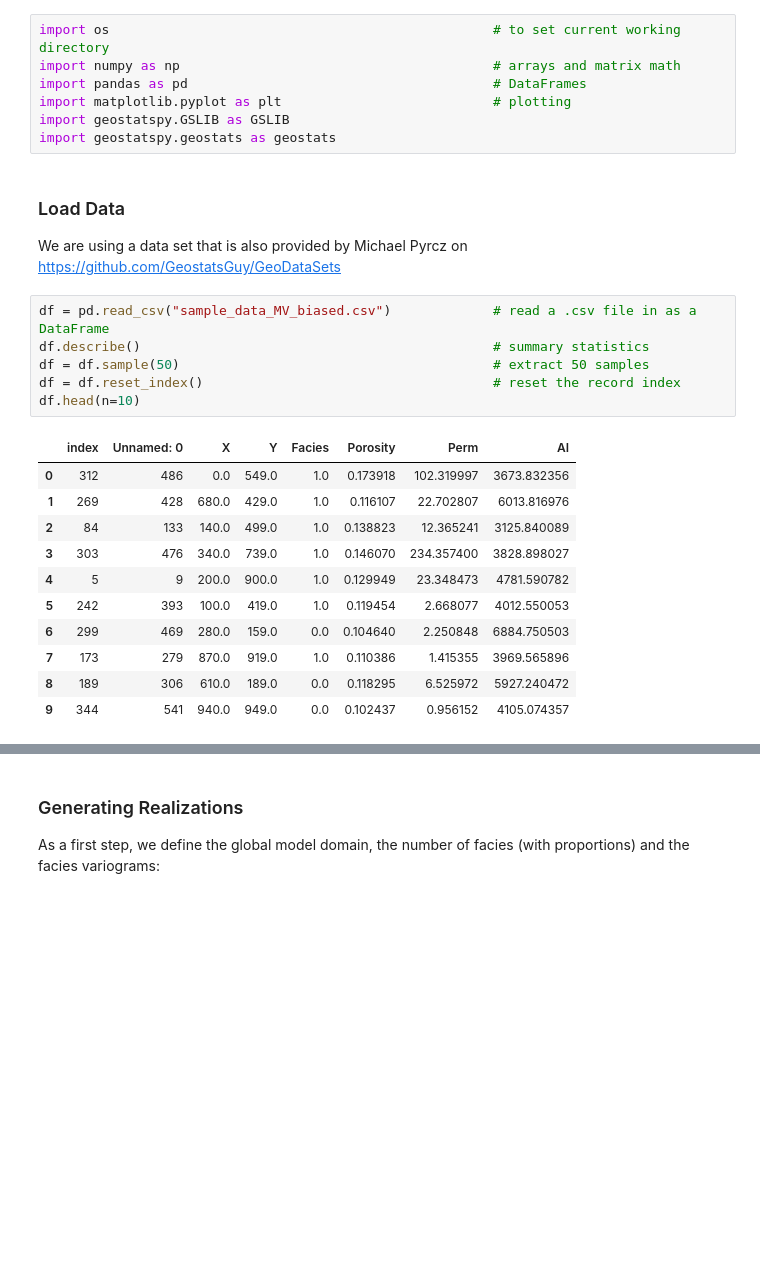
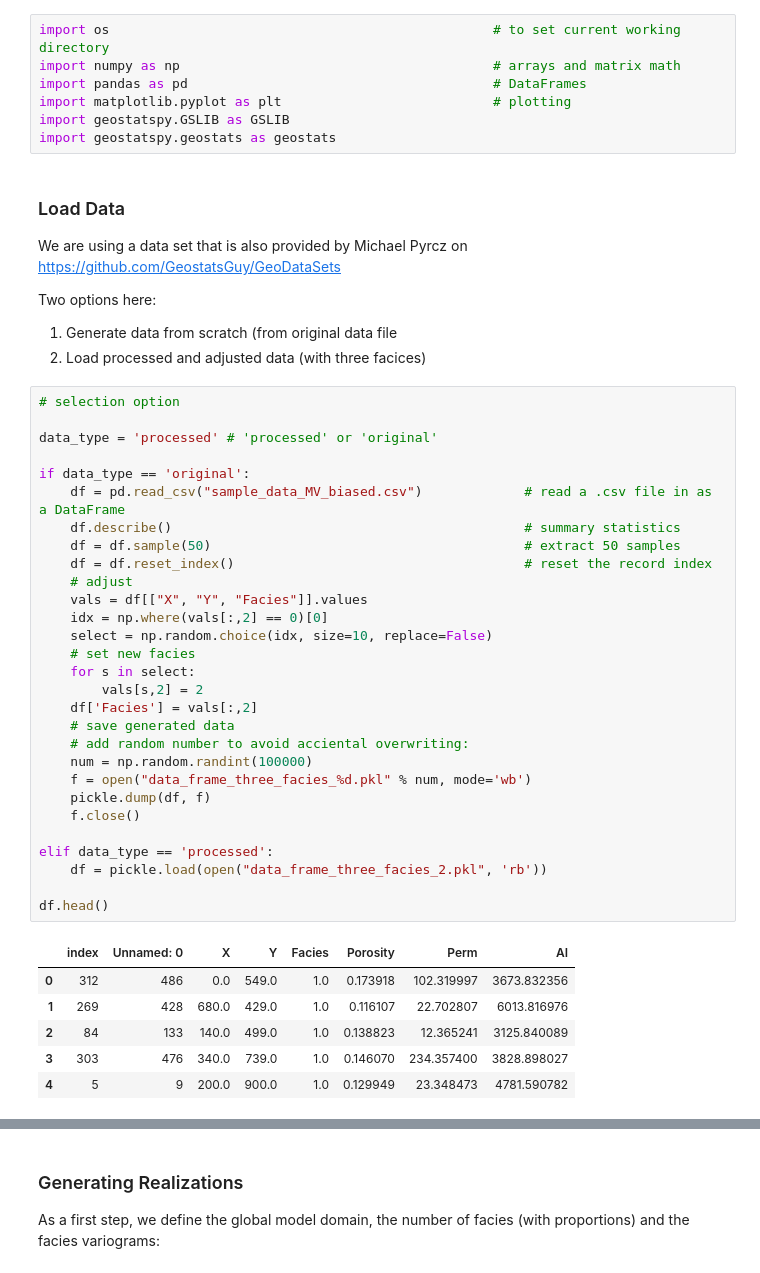
Before and after one commit to cgre-aachen/teaching, a Jupyter notebook: geoinfotheory/notebooks/ITgeo_generating_facies_fields.ipynb, the cells around one changed output, grey strips where cells are left out. Drawn from its saved outputs; the diff is of its cells as text; blank space fills up the shorter version.

```diff
--- a/geoinfotheory/notebooks/ITgeo_generating_facies_fields.ipynb
+++ b/geoinfotheory/notebooks/ITgeo_generating_facies_fields.ipynb
@@ -15,24 +15,47 @@ import geostatspy.geostats as geostats
 ### Load Data
 
 We are using a data set that is also provided by Michael Pyrcz on https://github.com/GeostatsGuy/GeoDataSets
+
+Two options here:
+
+1. Generate data from scratch (from original data file
+2. Load processed and adjusted data (with three facices)
-# %%
-df = pd.read_csv("sample_data_MV_biased.csv")             # read a .csv file in as a DataFrame
-df.describe()                                             # summary statistics
-df = df.sample(50)                                        # extract 50 samples
-df = df.reset_index()                                     # reset the record index
-df.head(n=10)
-# %% [output]
-|  | index | Unnamed: 0 | X | Y | Facies | Porosity | Perm | AI |
-| 0 | 312 | 486 | 0.0 | 549.0 | 1.0 | 0.173918 | 102.319997 | 3673.832356 |
-| 1 | 269 | 428 | 680.0 | 429.0 | 1.0 | 0.116107 | 22.702807 | 6013.816976 |
-| 2 | 84 | 133 | 140.0 | 499.0 | 1.0 | 0.138823 | 12.365241 | 3125.840089 |
-| 3 | 303 | 476 | 340.0 | 739.0 | 1.0 | 0.146070 | 234.357400 | 3828.898027 |
-| 4 | 5 | 9 | 200.0 | 900.0 | 1.0 | 0.129949 | 23.348473 | 4781.590782 |
-| 5 | 242 | 393 | 100.0 | 419.0 | 1.0 | 0.119454 | 2.668077 | 4012.550053 |
-| 6 | 299 | 469 | 280.0 | 159.0 | 0.0 | 0.104640 | 2.250848 | 6884.750503 |
-| 7 | 173 | 279 | 870.0 | 919.0 | 1.0 | 0.110386 | 1.415355 | 3969.565896 |
-| 8 | 189 | 306 | 610.0 | 189.0 | 0.0 | 0.118295 | 6.525972 | 5927.240472 |
-| 9 | 344 | 541 | 940.0 | 949.0 | 0.0 | 0.102437 | 0.956152 | 4105.074357 |
+# %%
+# selection option
+
+data_type = 'processed' # 'processed' or 'original'
+
+if data_type == 'original':
+    df = pd.read_csv("sample_data_MV_biased.csv")             # read a .csv file in as a DataFrame
+    df.describe()                                             # summary statistics
+    df = df.sample(50)                                        # extract 50 samples
+    df = df.reset_index()                                     # reset the record index
+    # adjust
+    vals = df[["X", "Y", "Facies"]].values
+    idx = np.where(vals[:,2] == 0)[0]
+    select = np.random.choice(idx, size=10, replace=False)
+    # set new facies
+    for s in select:
+        vals[s,2] = 2
+    df['Facies'] = vals[:,2]
+    # save generated data
+    # add random number to avoid acciental overwriting:
+    num = np.random.randint(100000)
+    f = open("data_frame_three_facies_%d.pkl" % num, mode='wb')
+    pickle.dump(df, f)
+    f.close()
+
+elif data_type == 'processed':
+    df = pickle.load(open("data_frame_three_facies_2.pkl", 'rb'))
+
+df.head()
+# %% [output]
+|  | index | Unnamed: 0 | X | Y | Facies | Porosity | Perm | AI |
+| 0 | 312 | 486 | 0.0 | 549.0 | 1.0 | 0.173918 | 102.319997 | 3673.832356 |
+| 1 | 269 | 428 | 680.0 | 429.0 | 1.0 | 0.116107 | 22.702807 | 6013.816976 |
+| 2 | 84 | 133 | 140.0 | 499.0 | 1.0 | 0.138823 | 12.365241 | 3125.840089 |
+| 3 | 303 | 476 | 340.0 | 739.0 | 1.0 | 0.146070 | 234.357400 | 3828.898027 |
+| 4 | 5 | 9 | 200.0 | 900.0 | 1.0 | 0.129949 | 23.348473 | 4781.590782 |
 # %%
 df.plot.scatter(x="X", y="Y", c="Facies", colormap='viridis')
 # %% [output]
```
Also changed, not shown: parts of 19 cells of this notebook, 2 other files.
